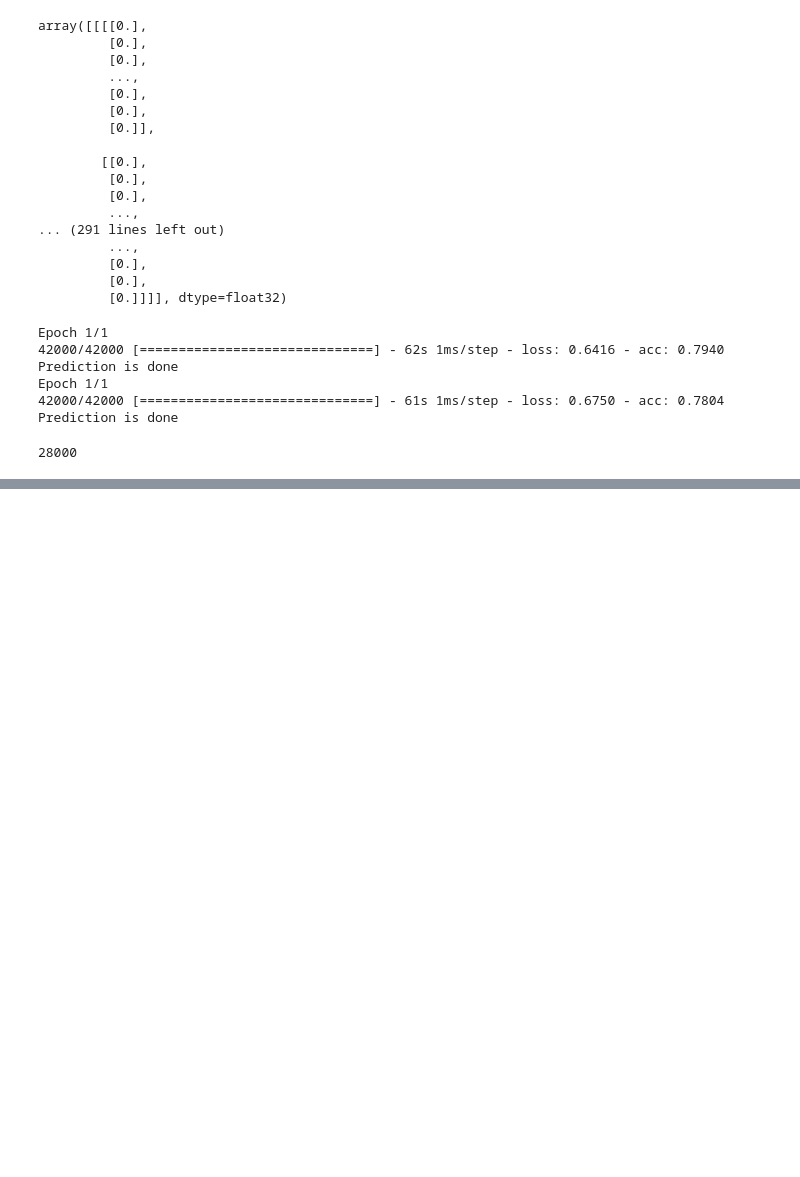
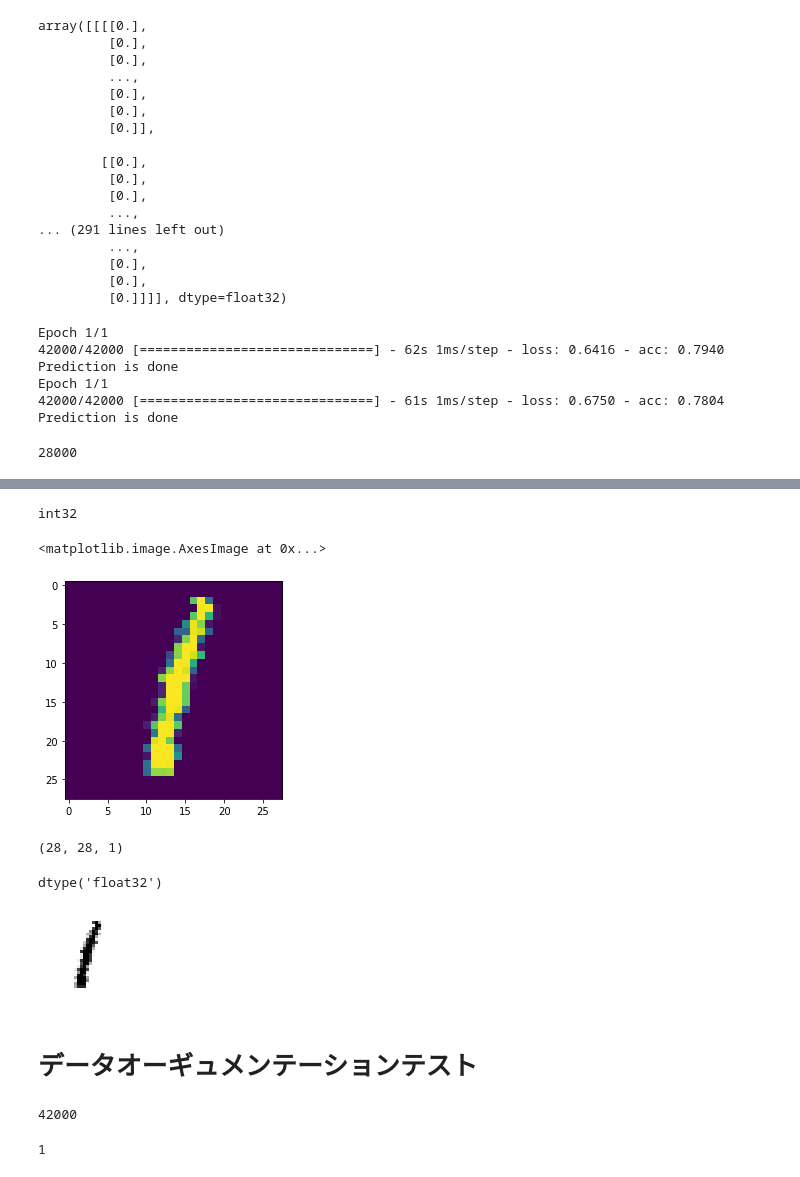
Before and after one commit to bigface0202/python, a Jupyter notebook: Machine learning/digit-recognizer/data_check.ipynb, the cells around one changed output, grey strips where cells are left out. Cells and saved outputs as stored; diff of their text form; code cells hidden in the pictures; blank space fills up the shorter version.

```diff
--- a/Machine learning/digit-recognizer/data_check.ipynb
+++ b/Machine learning/digit-recognizer/data_check.ipynb
@@ -185,0 +210,18 @@ ModuleNotFoundError: No module named 'torch'
+# %%
+#int型にしないとだめ
+X_img = X_train_imgs[0]
+print(X_img.dtype)
+
+pilImg = Image.fromarray(X_img[:,:,0])
+X_img_r = pilImg.rotate(20)
+plt.imshow(X_img_r)
+# %% [output]
+int32
+<matplotlib.image.AxesImage at 0x...>
+[figure, added]
+# %%
+test = np.asarray(X_img_r)
+test = test.reshape(28,28,1)
+test.shape
+# %% [output]
+(28, 28, 1)
@@ -185,0 +232,10 @@ ModuleNotFoundError: No module named 'torch'
+# %%
+X_img_r_new.dtype
+# %% [output]
+dtype('float32')
+# %%
+show_image(img_r_new)#Zは(224, 224)のint配列
+# %% [output]
+[figure, added]
+# %% [markdown]
+# データオーギュメンテーションテスト
@@ -185,0 +245,8 @@ ModuleNotFoundError: No module named 'torch'
+# %%
+print(len(train_data))
+# %% [output]
+42000
+# %%
+y_train[0]
+# %% [output]
+1
```
Also changed, not shown: parts of 25 cells of this notebook, 10 other files.
